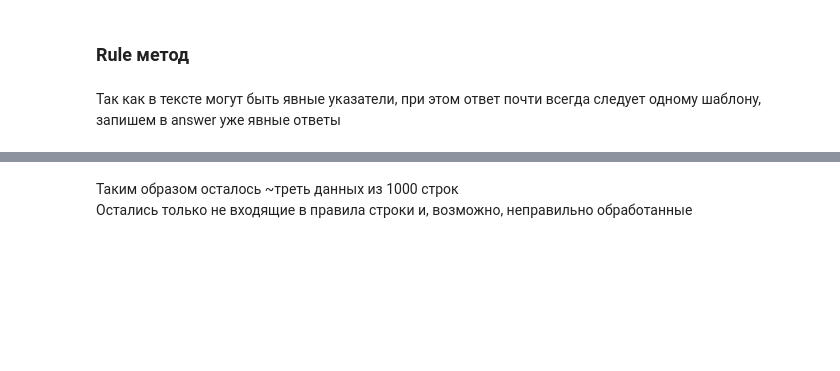
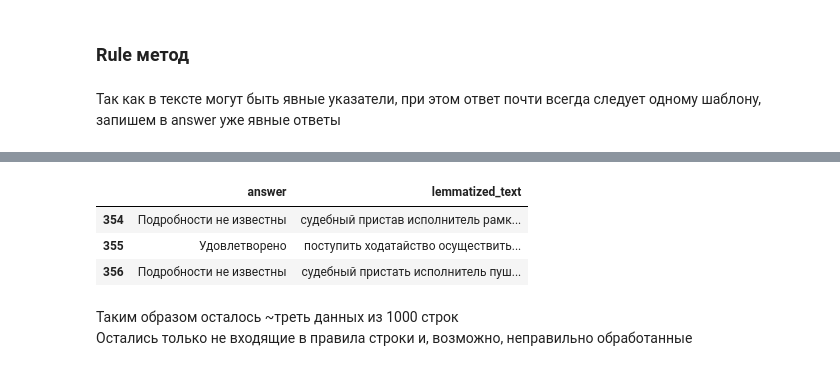
Before and after one commit to Chirhi/nlp-skill-overview, a Jupyter notebook: text_classification.ipynb, the cells around one changed output, grey strips where cells are left out. Cells and saved outputs as stored; diff of their text form; code cells hidden in the pictures; blank space fills up the shorter version.

```diff
--- a/text_classification.ipynb
+++ b/text_classification.ipynb
@@ -405,15 +567,6 @@ TF-IDF для выделения ключевых слов также не им
 ### Rule метод
 # %% [markdown]
 Так как в тексте могут быть явные указатели, при этом ответ почти всегда следует одному шаблону, запишем в answer уже явные ответы
-# %%
-# Чтобы продолжить работу с уже очищенными данными
-import pandas as pd
-
-pd.set_option('display.max_colwidth', None)
-pd.set_option('display.max_columns', None)
-pd.set_option('display.width', None)
-
-df = pd.read_csv('data/processed/text_cleaned_corrected.csv')
 # %%
 import re
 
@@ -433,6 +586,9 @@ def has_all_words(words, text):
             return False
     return True
 
+# Тут я пытался сделать через список, функции, сочетание с lambda этих способов,
+# но ничего не работало из-за логики определения удовлетворено/частично удовлетворено/отказ и без if elif это не сделать
+# Пока что это тяжело читать и расширять, но это делается легко и быстро. То есть это не в моего опыта сделать это лучше
 def extract_status(text):
     if has_all_words(['подлежащее удовлетворение'], text):
         if has_any_words(['не_подлежащее', 'не_удовлетворение'], text):
@@ -442,18 +598,14 @@ def extract_status(text):
         if has_all_words(['подлежащее', 'удовлетворение'], text):
             return 'Частично удовлетворено'
         return 'Отказ'
-    elif has_all_words(['ип', 'приостановлено'], text) or has_all_words(['ип', 'приостановить'], text):
-        return 'ИП приостановлено'
-    # elif has_any_words(['приостановить'], text):
-    #     return 'Приостановлено'
-    # elif has_all_words(['окончить', 'производство'], text):
-    #     return 'Производство окончено'
     elif has_all_words(['обратить', 'взыскание'], text) or has_all_words(['обращение', 'взыскание',], text) and not 'не_иметься' in text:
         return 'Взыскание обращено'
     elif has_any_words(['действие', 'рег', 'регистрационный'], text) and 'запрет' in text:
         return 'Запрет действий'
-    # elif has_all_words(['невозможно', 'установить'], text) or has_all_words(['не_представиться', 'лицо'], text) or has_all_words(['не_установить', 'должник'], text):
-    #     return 'Отказ, невозможно установить местонахождение должника'
+    elif has_all_words(['невозможно', 'установить'], text) or has_all_words(['не_представиться', 'лицо'], text) or has_all_words(['не_установить', 'должник'], text):
+        return 'Невозможно установить местонахождение должника'
+    # elif has_all_words(['окончить', 'производство'], text): # Слишком малый класс - 5 примеров
+    #     return 'Производство окончено'
     elif has_all_words(['вынести', 'постановление'], text):
         return 'Постановление вынесено'
     elif has_all_words(['направить', 'запрос'], text):
@@ -461,7 +613,7 @@ def extract_status(text):
     elif has_all_words(['обращение', 'рассмотреть'], text) or has_all_words(['обращение', 'ответ'], text):
         return 'Обращение рассмотрено'
     else:
-        return None
+        return 'Подробности не известны'
 # %%
 df['answer'] = df['lemmatized_text'].apply(extract_status)
 # %%
@@ -482,3 +636,11 @@ Name: count, dtype: int64
+# %%
+# df[['answer','lemmatized_text']].iloc[610:614]
+df[['answer','lemmatized_text']].iloc[354:357]
+# %% [output]
+|  | answer | lemmatized_text |
+| 354 | Подробности не известны | судебный пристав исполнитель рамк... |
+| 355 | Удовлетворено | поступить ходатайство осуществить... |
+| 356 | Подробности не известны | судебный пристать исполнитель пуш... |
 # %% [markdown]
 Таким образом осталось ~треть данных из 1000 строк
 Остались только не входящие в правила строки и, возможно, неправильно обработанные
```
Also changed, not shown: parts of 73 cells of this notebook, 2 other files.
